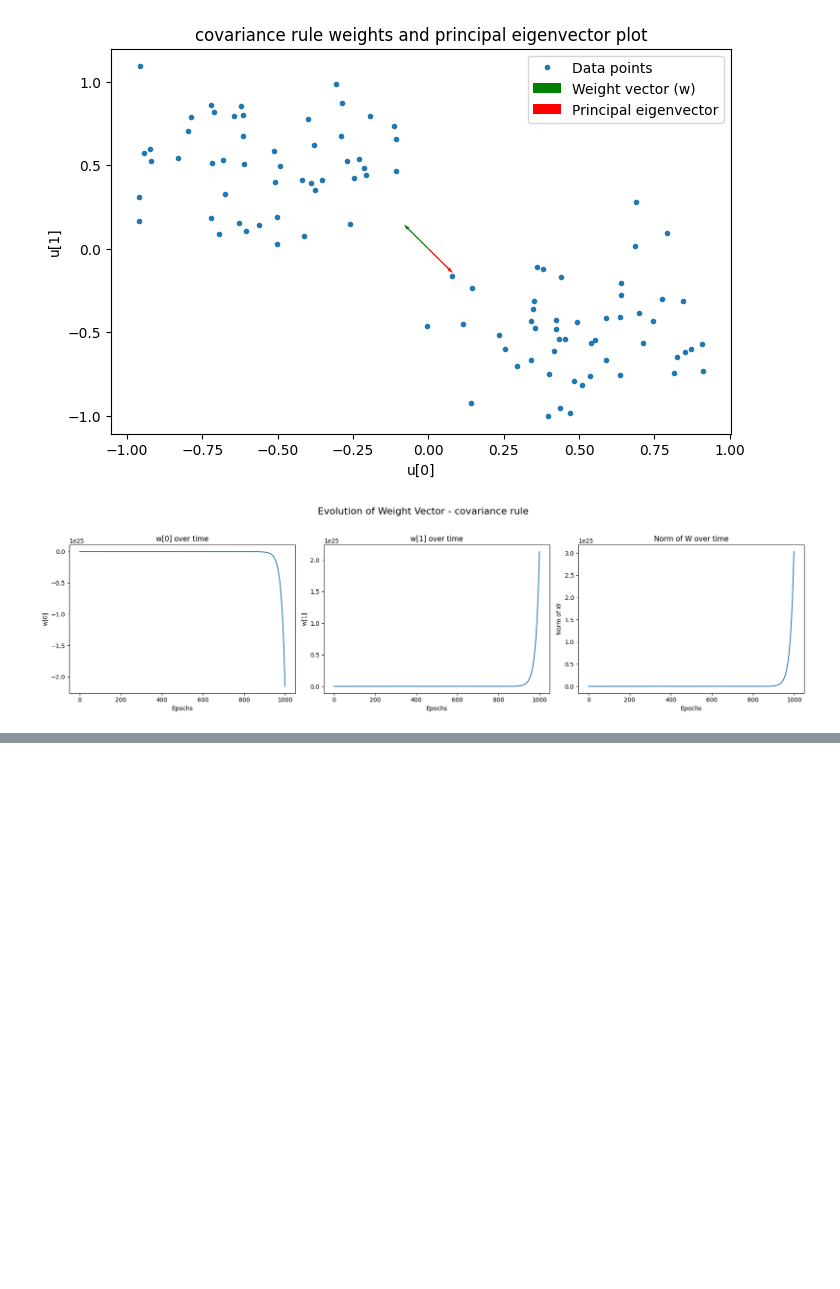
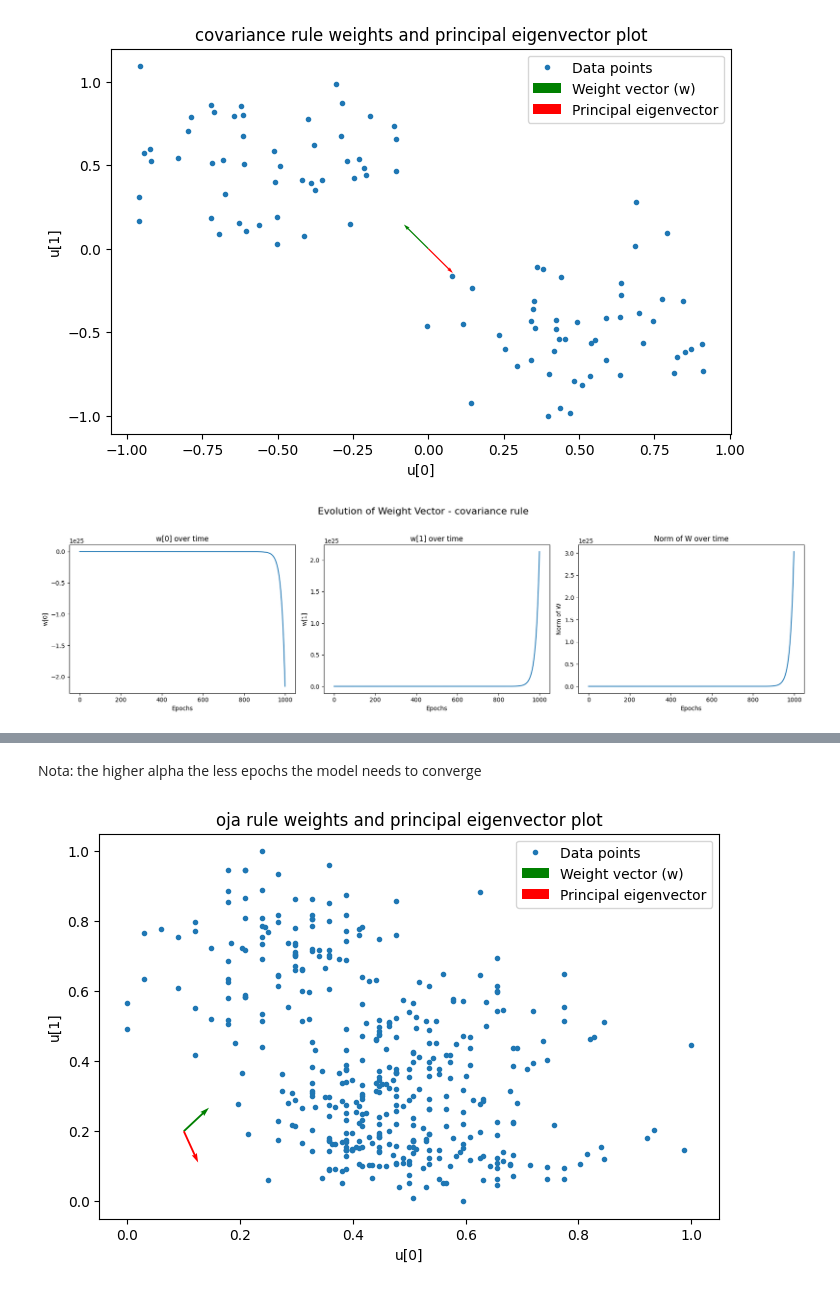
Before and after one commit to francealip/cns_lab, a Jupyter notebook: LAB2_1/hebb_rule.ipynb, the cells around one changed output, grey strips where cells are left out. Cells and saved outputs as stored; diff of their text form; code cells hidden in the pictures; blank space fills up the shorter version.

```diff
--- a/LAB2_1/hebb_rule.ipynb
+++ b/LAB2_1/hebb_rule.ipynb
@@ -212,0 +300,6 @@ plot_2(tspan, w_history, "covariance_rule")
+# %% [markdown]
+Nota: the higher alpha the less epochs the model needs to converge
+# %%
+plot_1(u, w, p_evec, "oja_rule", "dataset_2")
+# %% [output]
+[figure, added]
```
Also changed, not shown: parts of 50 cells of this notebook, 1 other file.
